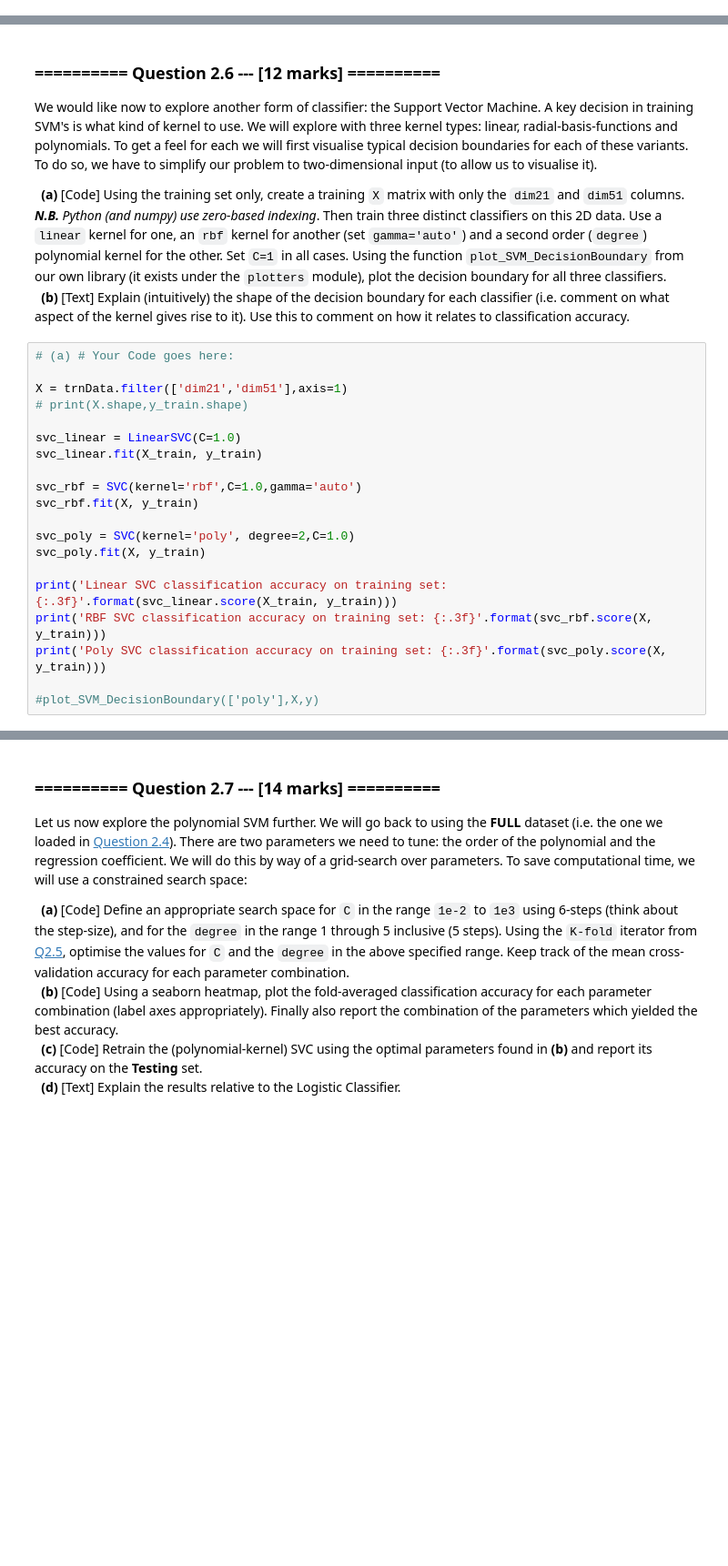
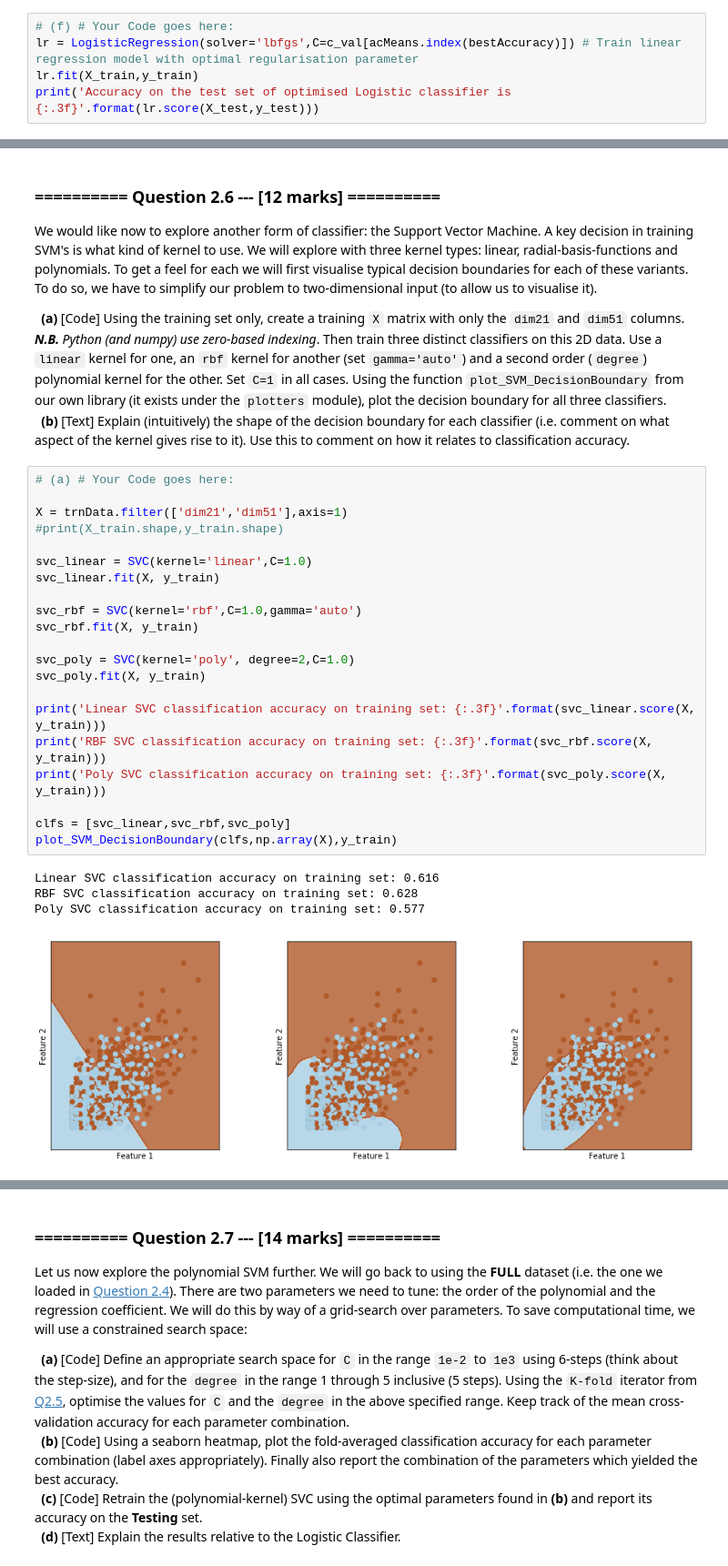
Before and after one commit to ishanparikh/IAML2018, a Jupyter notebook: Assignments/03_A_ObjectRecognition.ipynb, the cells around one changed output, grey strips where cells are left out. Shown: that part at 91% size. Saved outputs shown, nothing was run; the diff lists cells and outputs as text; blank space fills up the shorter version.

```diff
--- a/Assignments/03_A_ObjectRecognition.ipynb
+++ b/Assignments/03_A_ObjectRecognition.ipynb
@@ -433,0 +455,5 @@ KeyError: '[   0    1    2 ... 2090 2091 2092] not in index'
+# %%
+# (f) # Your Code goes here:
+lr = LogisticRegression(solver='lbfgs',C=c_val[acMeans.index(bestAccuracy)]) # Train linear regression model with optimal regularisation parameter
+lr.fit(X_train,y_train)
+print('Accuracy on the test set of optimised Logistic classifier is {:.3f}'.format(lr.score(X_test,y_test)))
@@ -458,20 +486,26 @@ We would like now to explore another form of classifier: the Support Vector Mach
 # %%
 # (a) # Your Code goes here:
 
 X = trnData.filter(['dim21','dim51'],axis=1)
-# print(X.shape,y_train.shape)
+#print(X_train.shape,y_train.shape)
 
-svc_linear = LinearSVC(C=1.0)
-svc_linear.fit(X_train, y_train)
+svc_linear = SVC(kernel='linear',C=1.0)
+svc_linear.fit(X, y_train)
 
 svc_rbf = SVC(kernel='rbf',C=1.0,gamma='auto')
 svc_rbf.fit(X, y_train)
 
 svc_poly = SVC(kernel='poly', degree=2,C=1.0)
 svc_poly.fit(X, y_train)
 
-print('Linear SVC classification accuracy on training set: {:.3f}'.format(svc_linear.score(X_train, y_train)))
+print('Linear SVC classification accuracy on training set: {:.3f}'.format(svc_linear.score(X, y_train)))
 print('RBF SVC classification accuracy on training set: {:.3f}'.format(svc_rbf.score(X, y_train)))
 print('Poly SVC classification accuracy on training set: {:.3f}'.format(svc_poly.score(X, y_train)))
 
-#plot_SVM_DecisionBoundary(['poly'],X,y)
+clfs = [svc_linear,svc_rbf,svc_poly]
+plot_SVM_DecisionBoundary(clfs,np.array(X),y_train)
+# %% [output]
+Linear SVC classification accuracy on training set: 0.616
+RBF SVC classification accuracy on training set: 0.628
+Poly SVC classification accuracy on training set: 0.577
+[figure, added]
```
Also changed, not shown: parts of 41 cells of this notebook, 3 other files.
